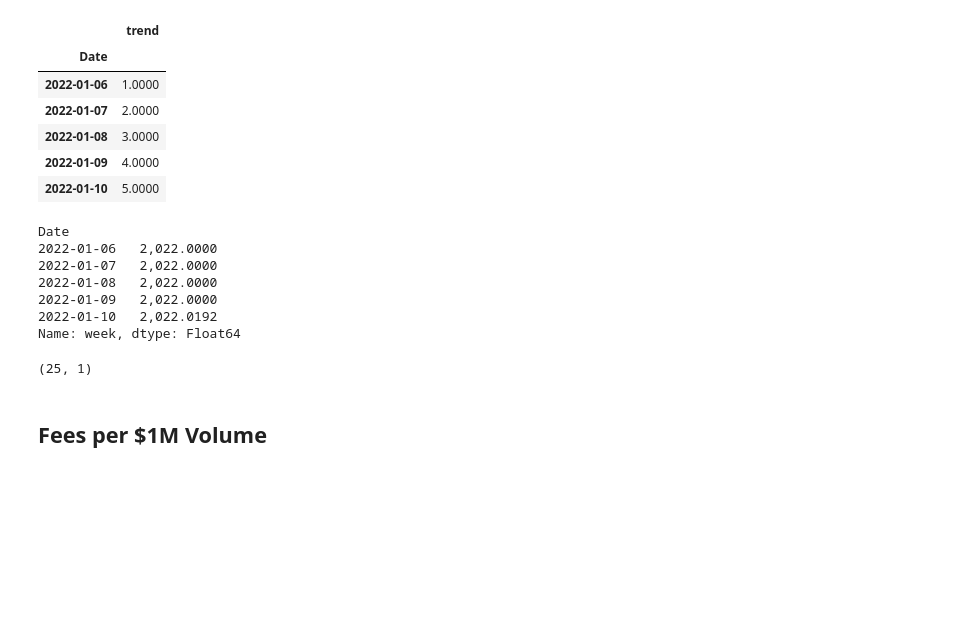
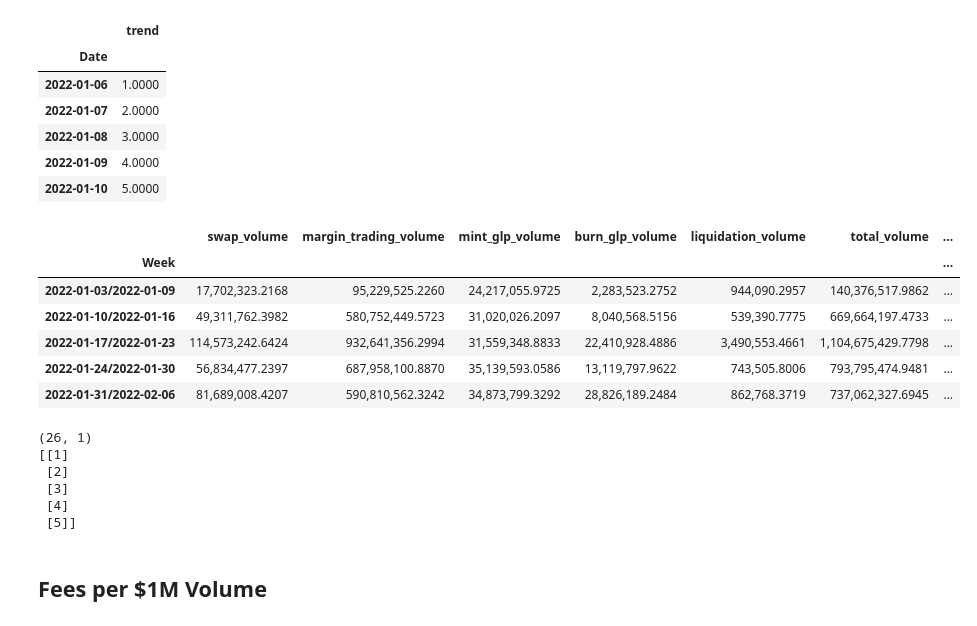
Before and after one commit to coindataschool/GMX, a Jupyter notebook: notebook/Avalanche/fees_volume_growth.ipynb, the cells around one changed output. Saved outputs shown, nothing was run; the diff lists cells and outputs as text; code cells hidden in the pictures; blank space fills up the shorter version.

```diff
--- a/notebook/Avalanche/fees_volume_growth.ipynb
+++ b/notebook/Avalanche/fees_volume_growth.ipynb
@@ -114,31 +124,32 @@ X_daily.head()
 | 2022-01-08 | 3.0000 |
 | 2022-01-09 | 4.0000 |
 | 2022-01-10 | 5.0000 |
-# %%
-# create a year-week index
-year_week_day = df_daily.index.isocalendar()
-year_week_idx = year_week_day.year + (year_week_day.week - 1) / 52
-year_week_idx.name = 'week'
-year_week_idx.head()
-# %% [output]
-Date
-2022-01-06   2,022.0000
-2022-01-07   2,022.0000
-2022-01-08   2,022.0000
-2022-01-09   2,022.0000
-2022-01-10   2,022.0192
-Name: week, dtype: Float64
+# %%
+# roll up to weekly level
+df_weekly = df_daily.groupby(df_daily.index.to_period('W')).sum()
+df_weekly.index.name = 'Week'
+df_weekly.head()
+# %% [output]
+|  | swap_volume | margin_trading_volume | mint_glp_volume | burn_glp_volume | liquidation_volume | total_volume | ... |
+| Week |  |  |  |  |  |  | ... |
+| 2022-01-03/2022-01-09 | 17,702,323.2168 | 95,229,525.2260 | 24,217,055.9725 | 2,283,523.2752 | 944,090.2957 | 140,376,517.9862 | ... |
+| 2022-01-10/2022-01-16 | 49,311,762.3982 | 580,752,449.5723 | 31,020,026.2097 | 8,040,568.5156 | 539,390.7775 | 669,664,197.4733 | ... |
+| 2022-01-17/2022-01-23 | 114,573,242.6424 | 932,641,356.2994 | 31,559,348.8833 | 22,410,928.4886 | 3,490,553.4661 | 1,104,675,429.7798 | ... |
+| 2022-01-24/2022-01-30 | 56,834,477.2397 | 687,958,100.8870 | 35,139,593.0586 | 13,119,797.9622 | 743,505.8006 | 793,795,474.9481 | ... |
+| 2022-01-31/2022-02-06 | 81,689,008.4207 | 590,810,562.3242 | 34,873,799.3292 | 28,826,189.2484 | 862,768.3719 | 737,062,327.6945 | ... |
 # %%
-# roll up to weekly level
-df_weekly = df_daily.groupby(year_week_idx).sum()
-
-# make linear trend features for weekly level
-X_weekly = df_weekly.index.values.reshape(-1,1)
-# rescale to 1 to nweeks so that the slope of the fitted line measures the unit change per week
-X_weekly = (np.array(range(len(X_weekly))) + 1).reshape(-1,1)
-X_weekly.shape
+# make linear trend features for weekly level using 1, ..., nweeks
+# this will make the slope of the fitted line measure unit change per week
+X_weekly = (np.array(range(len(df_weekly.index))) + 1).reshape(-1,1)
+print(X_weekly.shape)
+print(X_weekly[:5, :])
 # %% [output]
-(25, 1)
+(26, 1)
+[[1]
+ [2]
+ [3]
+ [4]
+ [5]]
 # %% [markdown]
 ## Fees per $1M Volume
 # %%
```
Also changed, not shown: parts of 14 cells of this notebook, 25 other files.
